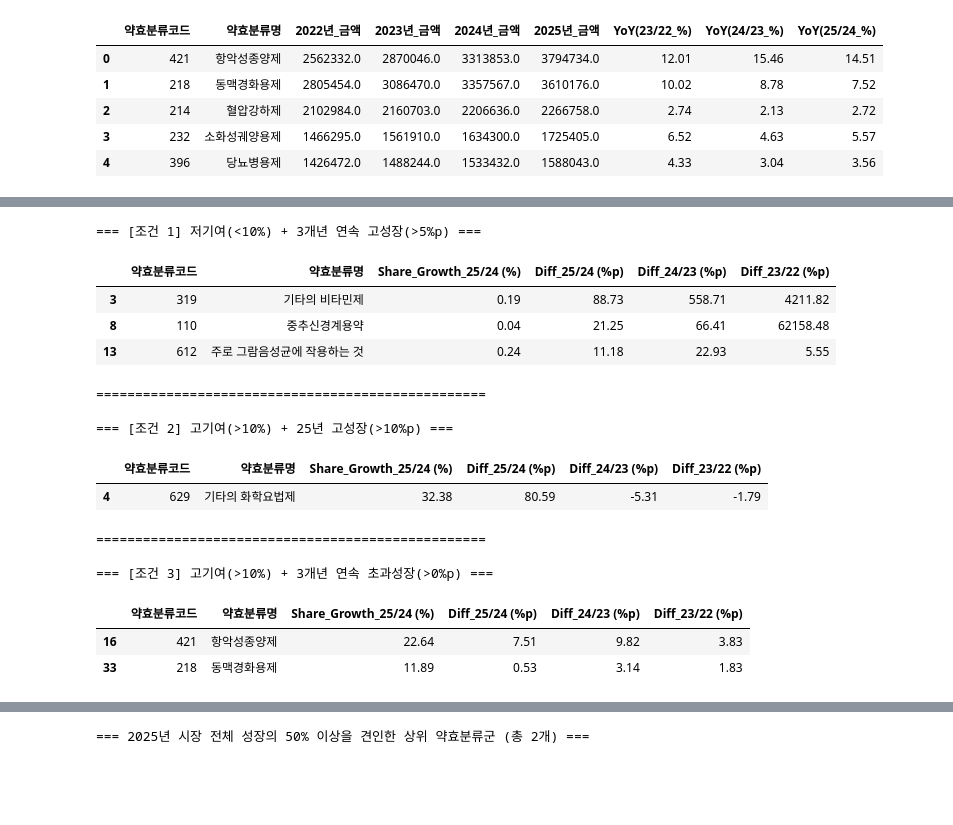
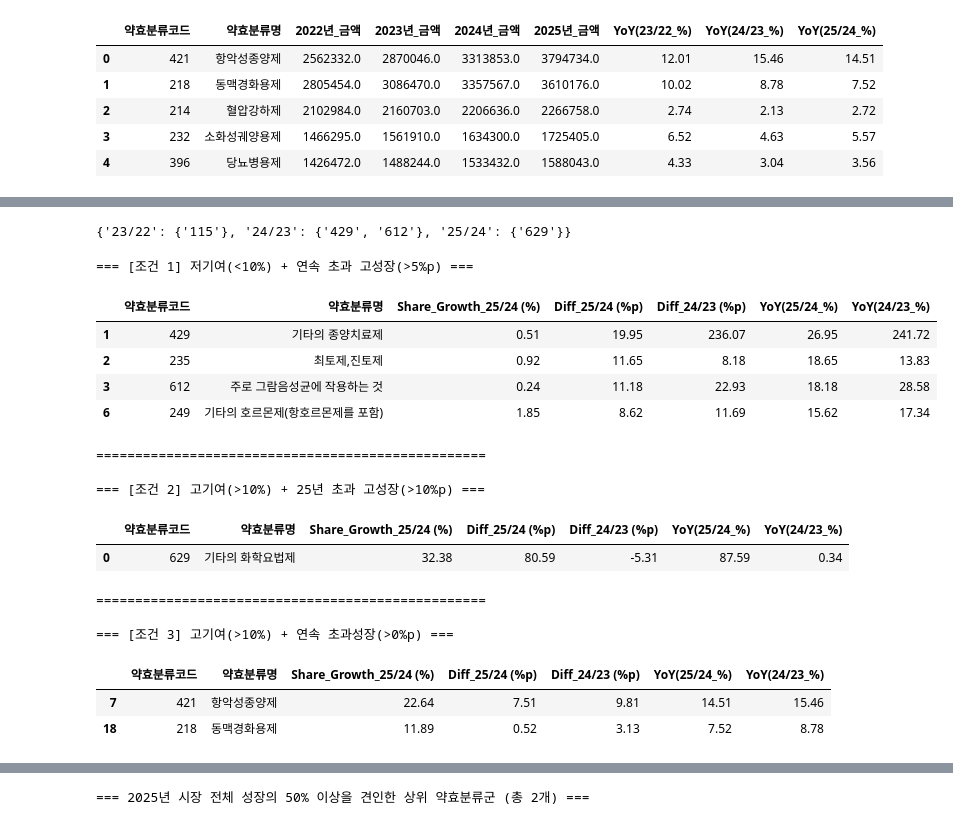
Before and after one commit to benskim/healthcareDA, a Jupyter notebook: src/1-1.meft/meft-pick-v1.ipynb, the cells around one changed output, grey strips where cells are left out. Drawn from its saved outputs; the diff is of its cells as text; code cells hidden in the pictures; blank space fills up the shorter version.

```diff
--- a/src/1-1.meft/meft-pick-v1.ipynb
+++ b/src/1-1.meft/meft-pick-v1.ipynb
@@ -109,23 +110,28 @@ pivot_df.columns.name = None
 
 # 3. 2023~2024년 중 하나라도 사용금액이 3,000백만 원(30억 원) 이상인 항목 필터링
 # (요청하신 조건에 따라 각 해마다 또는 기간 내 기준 충족 여부 확인)
+YOY_BASE = 3000
 mask = (
-    (pivot_df.get(2022, 0) >= 3000) |
-    (pivot_df.get(2023, 0) >= 3000) |
-    (pivot_df.get(2024, 0) >= 3000)
+    (pivot_df.get(2022, 0) >= YOY_BASE) |
+    (pivot_df.get(2023, 0) >= YOY_BASE) |
+    (pivot_df.get(2024, 0) >= YOY_BASE)
 )
 filtered_market = pivot_df[mask].copy()
 
+
 # 4. YoY 계산 (퍼센트: %)
 
-# YoY(2023/2022) = (2022년 금액 - 2023년 금액) / 2023년 금액 * 100
-filtered_market['YoY_2023(%)'] = ((filtered_market[2023] - filtered_market[2022]) / filtered_market[2022]) * 100
+def safe_yoy(curr, prev, threshold=YOY_BASE):
+    return np.where(
+        prev > threshold,          # 기준연도가 임계값 초과일 때만 계산
+        (curr - prev) / prev * 100,
+        np.nan # 0으로 하면 연계지표 오류쌓임! (ex . 초과성장률 계산)
+    )
 
-# YoY(2024/2023) = (2024년 금액 - 2023년 금액) / 2023년 금액 * 100
-filtered_market['YoY_2024(%)'] = ((filtered_market[2024] - filtered_market[2023]) / filtered_market[2023]) * 100
+filtered_market['YoY_2023(%)'] = safe_yoy(filtered_market[2023], filtered_market[2022])
+filtered_market['YoY_2024(%)'] = safe_yoy(filtered_market[2024], filtered_market[2023])
+filtered_market['YoY_2025(%)'] = safe_yoy(filtered_market[2025], filtered_market[2024])
 
-# YoY(2025/2024) = (2025년 금액 - 2024년 금액) / 2024년 금액 * 100
-filtered_market['YoY_2025(%)'] = ((filtered_market[2025] - filtered_market[2024]) / filtered_market[2024]) * 100
 
 # 보기 좋게 컬럼 순서 재배치 및 소수점 반올림
 filtered_table = filtered_market[['약효분류코드', '약효분류명', 2022, 2023, 2024, 2025, 'YoY_2023(%)', 'YoY_2024(%)', 'YoY_2025(%)']].copy()
@@ -136,7 +142,7 @@ filtered_table = filtered_table.round(2)
 filtered_table = filtered_table.sort_values(by='2025년_금액', ascending=False).reset_index(drop=True)
 
 # 5. 결과 출력
-print(f"=== 2022~2024년 사용금액 30억 이상 약효분류코드별 성장 추이 (총 {len(filtered_table)}개) ===")
+print(f"=== 2022~2024년 사용금액 {int(YOY_BASE/100)}억 이상 약효분류코드별 성장 추이 (총 {len(filtered_table)}개) ===")
 filtered_table.head()
 # %% [output]
 === 2022~2024년 사용금액 30억 이상 약효분류코드별 성장 추이 (총 96개) ===
@@ -503,3 +557,7 @@ filtered_analysis[filtered_analysis.약효분류코드.isin(['115','612','219','
+# %%
+outliers
+# %% [output]
+{'23/22': {'115'}, '24/23': {'429', '612'}, '25/24': {'629'}}
 # %%
 import pandas as pd
 
@@ -511,12 +569,12 @@ group1 = filtered_analysis[
     & (filtered_analysis['Share_Growth_25/24 (%)'] >= 0)  # 필요시 음수 포함 여부 확인
     & (filtered_analysis['Diff_25/24 (%p)'] > 5) # 25/24년 초과성장 > 0
     & (filtered_analysis['Diff_24/23 (%p)'] > 5)  # 24/23년 초과성장 > 0
-    & (filtered_analysis['Diff_23/22 (%p)'] > 5)  # 3개년 모두 0 초과인 경우 (필요시 추가)
+
 ]
 
-print('=== [조건 1] 저기여(<10%) + 3개년 연속 고성장(>5%p) ===')
+print('=== [조건 1] 저기여(<10%) + 연속 초과 고성장(>5%p) ===')
 display(
-    group1[['약효분류코드', '약효분류명', 'Share_Growth_25/24 (%)', 'Diff_25/24 (%p)', 'Diff_24/23 (%p)', 'Diff_23/22 (%p)']]
+    group1[['약효분류코드', '약효분류명', 'Share_Growth_25/24 (%)', 'Diff_25/24 (%p)', 'Diff_24/23 (%p)','YoY(25/24_%)','YoY(24/23_%)']]
     if not group1.empty
     else '조건에 해당하는 항목이 없습니다.'
 )
@@ -530,55 +588,56 @@ group2 = filtered_analysis[
     & (filtered_analysis['Diff_25/24 (%p)'] > 10)
 ]
 
-print('=== [조건 2] 고기여(>10%) + 25년 고성장(>10%p) ===')
+print('=== [조건 2] 고기여(>10%) + 25년 초과 고성장(>10%p) ===')
 display(
-    group2[['약효분류코드', '약효분류명', 'Share_Growth_25/24 (%)', 'Diff_25/24 (%p)', 'Diff_24/23 (%p)', 'Diff_23/22 (%p)']]
+    group2[['약효분류코드', '약효분류명', 'Share_Growth_25/24 (%)', 'Diff_25/24 (%p)', 'Diff_24/23 (%p)','YoY(25/24_%)','YoY(24/23_%)']]
     if not group2.empty
     else '조건에 해당하는 항목이 없습니다.'
 )
 print('\n' + '=' * 50 + '\n')
 
 # ---------------------------------------------------------
 # 조건 3: 2025년 기준 성장기여율이 매우 높지만(>10%), 초과성장률이 24년/23년에도 모두 0%p가 넘는 것 (지속성)
 # ---------------------------------------------------------
 group3 = filtered_analysis[
     (filtered_analysis['Share_Growth_25/24 (%)'] > 10)
     & (filtered_analysis['Diff_25/24 (%p)'] > 0)  # 25/24년 초과성장 > 0
     & (filtered_analysis['Diff_24/23 (%p)'] > 0)  # 24/23년 초과성장 > 0
-    & (filtered_analysis['Diff_23/22 (%p)'] > 0)  # 3개년 모두 0 초과인 경우 (필요시 추가)
+    # & (filtered_analysis['Diff_23/22 (%p)'] > 0)  # 3개년 모두 0 초과인 경우 (필요시 추가)
 ]
 
 print(
-    '=== [조건 3] 고기여(>10%) + 3개년 연속 초과성장(>0%p) ==='
+    '=== [조건 3] 고기여(>10%) + 연속 초과성장(>0%p) ==='
 )
 display(
     group3[
         [
             '약효분류코드',
             '약효분류명',
             'Share_Growth_25/24 (%)',
             'Diff_25/24 (%p)',
             'Diff_24/23 (%p)',
-            'Diff_23/22 (%p)',
+            'YoY(25/24_%)','YoY(24/23_%)'
         ]
     ]
     if not group3.empty
     else '조건에 해당하는 항목이 없습니다.'
 )
 # %% [output]
-=== [조건 1] 저기여(<10%) + 3개년 연속 고성장(>5%p) ===
+=== [조건 1] 저기여(<10%) + 연속 초과 고성장(>5%p) ===
-|  | 약효분류코드 | 약효분류명 | Share_Growth_25/24 (%) | Diff_25/24 (%p) | Diff_24/23 (%p) | Diff_23/22 (%p) |
-| 3 | 319 | 기타의 비타민제 | 0.19 | 88.73 | 558.71 | 4211.82 |
-| 8 | 110 | 중추신경계용약 | 0.04 | 21.25 | 66.41 | 62158.48 |
-| 13 | 612 | 주로 그람음성균에 작용하는 것 | 0.24 | 11.18 | 22.93 | 5.55 |
+|  | 약효분류코드 | 약효분류명 | Share_Growth_25/24 (%) | Diff_25/24 (%p) | Diff_24/23 (%p) | YoY(25/24_%) | YoY(24/23_%) |
+| 1 | 429 | 기타의 종양치료제 | 0.51 | 19.95 | 236.07 | 26.95 | 241.72 |
+| 2 | 235 | 최토제,진토제 | 0.92 | 11.65 | 8.18 | 18.65 | 13.83 |
+| 3 | 612 | 주로 그람음성균에 작용하는 것 | 0.24 | 11.18 | 22.93 | 18.18 | 28.58 |
+| 6 | 249 | 기타의 호르몬제(항호르몬제를 포함) | 1.85 | 8.62 | 11.69 | 15.62 | 17.34 |
 ==================================================
 
-=== [조건 2] 고기여(>10%) + 25년 고성장(>10%p) ===
+=== [조건 2] 고기여(>10%) + 25년 초과 고성장(>10%p) ===
-|  | 약효분류코드 | 약효분류명 | Share_Growth_25/24 (%) | Diff_25/24 (%p) | Diff_24/23 (%p) | Diff_23/22 (%p) |
-| 4 | 629 | 기타의 화학요법제 | 32.38 | 80.59 | -5.31 | -1.79 |
+|  | 약효분류코드 | 약효분류명 | Share_Growth_25/24 (%) | Diff_25/24 (%p) | Diff_24/23 (%p) | YoY(25/24_%) | YoY(24/23_%) |
+| 0 | 629 | 기타의 화학요법제 | 32.38 | 80.59 | -5.31 | 87.59 | 0.34 |
 ==================================================
 
-=== [조건 3] 고기여(>10%) + 3개년 연속 초과성장(>0%p) ===
+=== [조건 3] 고기여(>10%) + 연속 초과성장(>0%p) ===
-|  | 약효분류코드 | 약효분류명 | Share_Growth_25/24 (%) | Diff_25/24 (%p) | Diff_24/23 (%p) | Diff_23/22 (%p) |
-| 16 | 421 | 항악성종양제 | 22.64 | 7.51 | 9.82 | 3.83 |
-| 33 | 218 | 동맥경화용제 | 11.89 | 0.53 | 3.14 | 1.83 |
+|  | 약효분류코드 | 약효분류명 | Share_Growth_25/24 (%) | Diff_25/24 (%p) | Diff_24/23 (%p) | YoY(25/24_%) | YoY(24/23_%) |
+| 7 | 421 | 항악성종양제 | 22.64 | 7.51 | 9.81 | 14.51 | 15.46 |
+| 18 | 218 | 동맥경화용제 | 11.89 | 0.52 | 3.13 | 7.52 | 8.78 |
```
Also changed, not shown: parts of 10 cells of this notebook, 1 other file.
